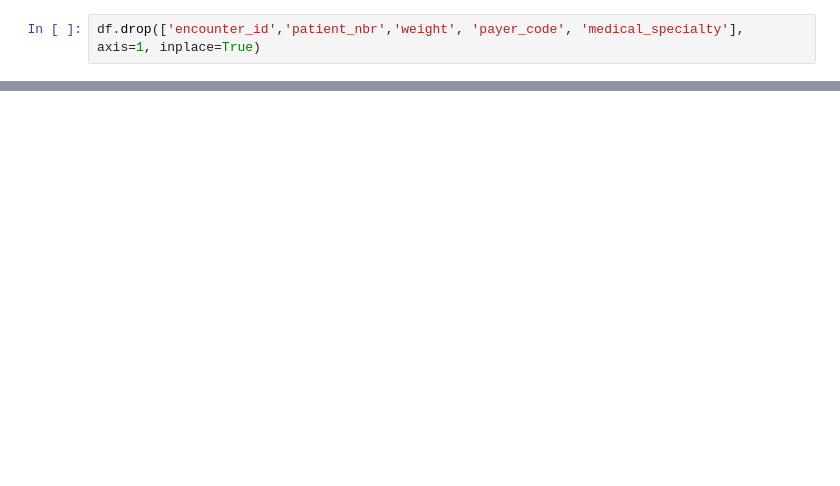
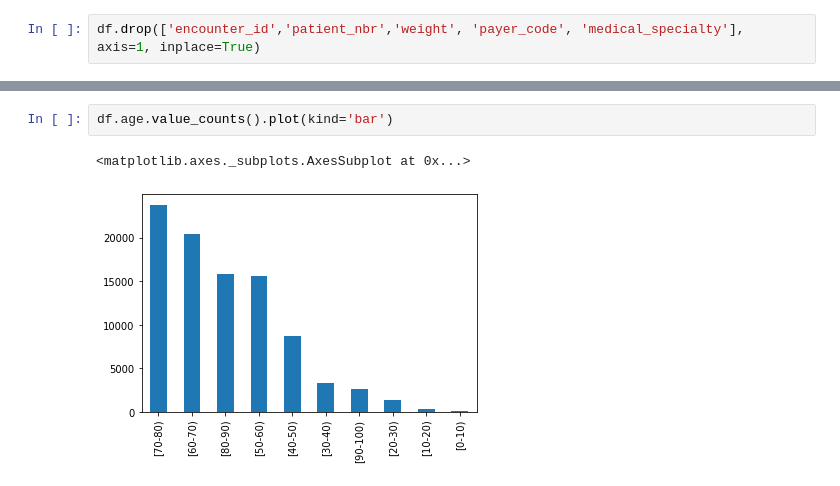
Before and after one commit to ArenCarpenter/Diabetes_Hospitalizations, a Jupyter notebook: Diabetes_Hospitalizations.ipynb, the cells around one changed output, grey strips where cells are left out. Cells and saved outputs as stored; diff of their text form; blank space fills up the shorter version.

```diff
--- a/Diabetes_Hospitalizations.ipynb
+++ b/Diabetes_Hospitalizations.ipynb
@@ -39,0 +61,5 @@ df
+# %%
+df.age.value_counts().plot(kind='bar')
+# %% [output]
+<matplotlib.axes._subplots.AxesSubplot at 0x...>
+[figure, added]
```
Also changed, not shown: parts of 15 cells of this notebook.
